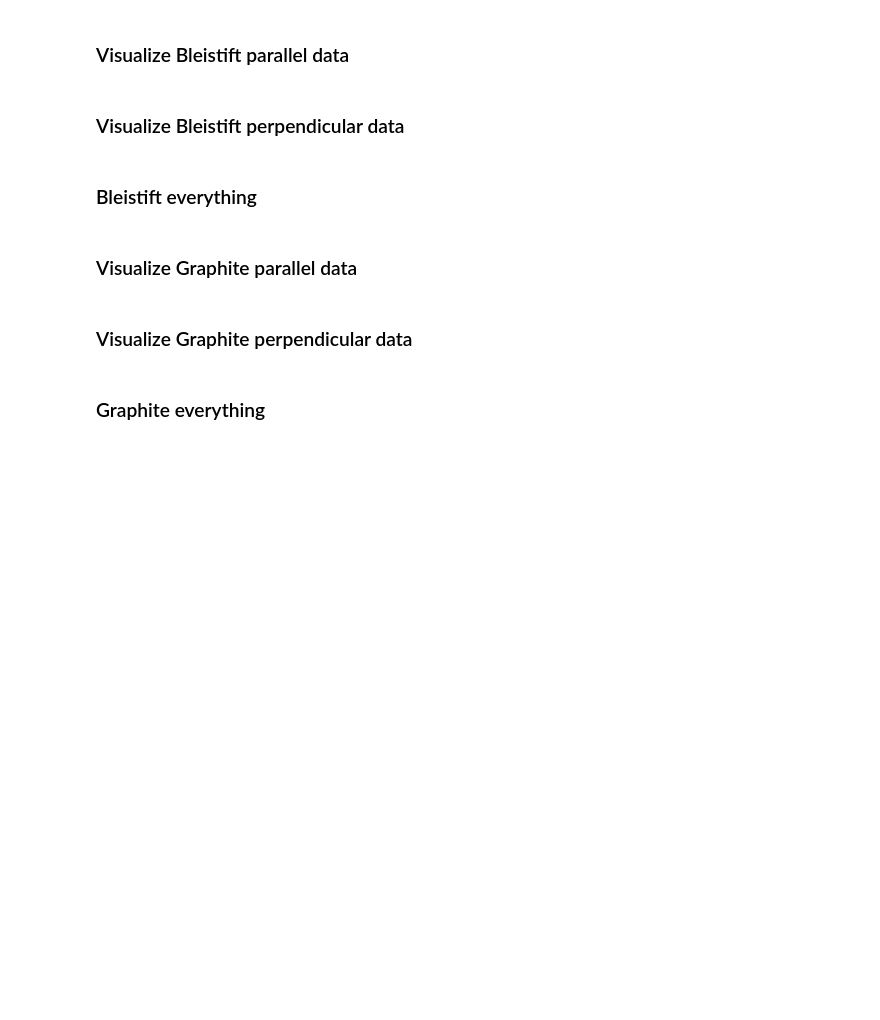
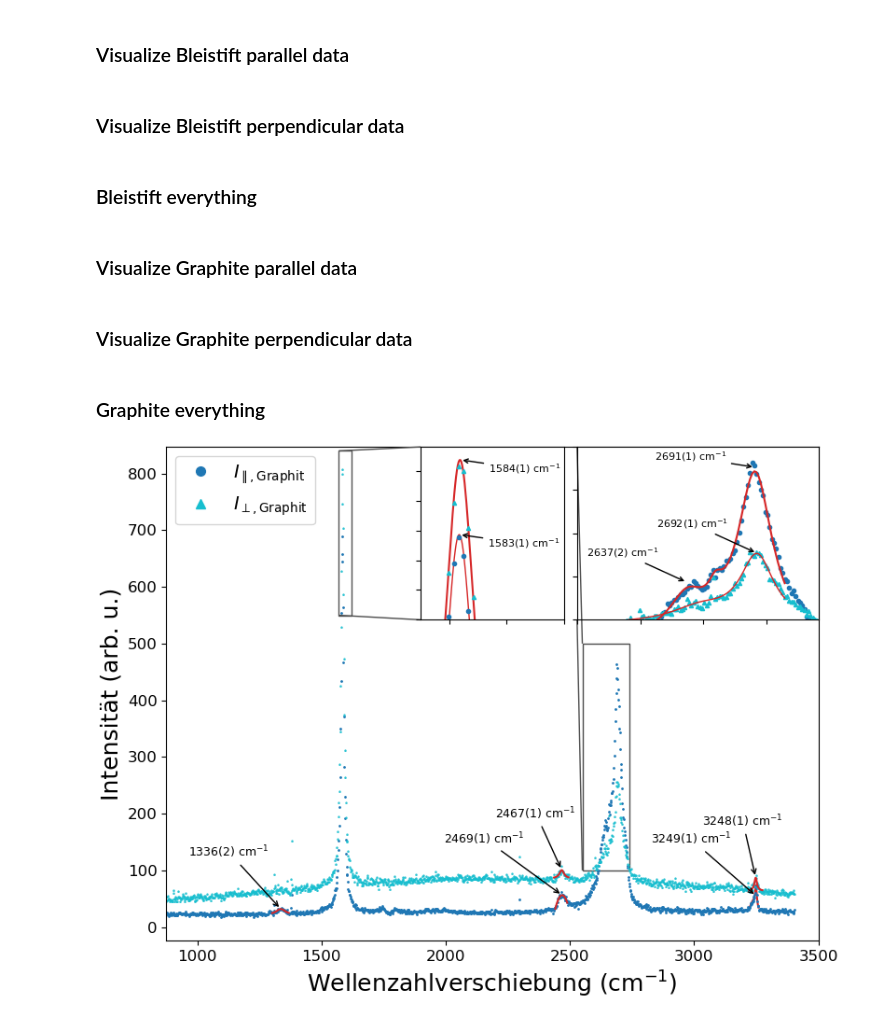
Before and after one commit to phoenixtoash/P60_Auswertung, a Jupyter notebook: notebook.ipynb, the cells around one changed output. Drawn from its saved outputs; the diff is of its cells as text; code cells hidden in the pictures; blank space fills up the shorter version.

Commit message:
better inset for graphite

```diff
--- a/notebook.ipynb
+++ b/notebook.ipynb
@@ -1445,7 +1445,7 @@ ax.annotate(text=f'{params_graphite_per_p4[0]:.0f}({sum_of_errors([params_graphi
 
 
 # Create Insets
-axins = inset_axes(ax, width="23%", height="35%", loc=9, borderpad=0)
+axins = inset_axes(ax, width="22%", height="35%", loc=9, borderpad=0)
 axins2 = inset_axes(ax, width="37%", height="35%", loc=1, borderpad=0)
 
 
@@ -1461,7 +1461,7 @@ axins.plot(x_1577, lorentzian(x_1577, *params_graphite_per_p1), c=colors[3], zor
 axins.plot(x_1577, lorentzian(x_1577, *params_graphite_p2), c=colors[3], zorder=1, lw=1)
 
 axins.set_xlim(1570, 1620)
-axins.set_ylim(550, 850)
+axins.set_ylim(550, 840)
 
 
 # axin2
@@ -1480,7 +1480,7 @@ axins2.set_ylim(100, 500)
 
 # Mark the region on the main plot
 mark_inset(ax, axins, loc1=2, loc2=3, fc="none", ec="0.3")
-mark_inset(ax, axins2, loc1=3, loc2=3, fc="none", ec="0.3")
+mark_inset(ax, axins2, loc1=3, loc2=2, fc="none", ec="0.3")
 
 # Annotation for inset
 annotate_inset_params = {
@@ -1506,30 +1506,32 @@ axins2.annotate(text=f'{params_graphite_p4[6]:.0f}({sum_of_errors([params_graphi
 
 # axins2.annotate(text=f'{params_graphite_per_p3[0]:.0f}({sum_of_errors([params_graphite_per_p3_error[0], wavenumber_error])*1:.0f})'
 #             + r' $cm^{-1}$', xy= (params_graphite_per_p3[0], params_graphite_per_p3[2] + params_graphite_p4[-1] + 50),
 #             xytext=(-50,20), **annotate_inset_params)
 
 
 axins2.annotate(text=f'{params_graphite_per_p3[3]:.0f}({sum_of_errors([params_graphite_per_p3_error[3], wavenumber_error])*1:.0f})'
             + r' $cm^{-1}$', xy= (params_graphite_per_p3[3], params_graphite_per_p3[5] + params_graphite_p4[-1] + 50),
             xytext=(-50,20), **annotate_inset_params)
 
 
 
 
 # empty inset labels
 axins.set_xticklabels([])
 axins.set_yticklabels([])
 
 axins2.set_xticklabels([])
 axins2.set_yticklabels([])
 
 
 # figure settings
 ax.set_xlabel(r'Wellenzahlverschiebung ($cm^{-1}$)', fontsize=18)
 ax.set_ylabel('Intensität (arb. u.)', fontsize=18)
 ax.tick_params(axis='both', which='major', labelsize=12)
 ax.legend(fontsize=14, markerscale=7, loc=2)
 ax.set_xlim(875, 3500)
 
 
 fig.savefig(r'Bilder\graphit_all.pdf', dpi=300)
+# %% [output]
+[figure, added]
```
Also changed, not shown: 1 other file.
